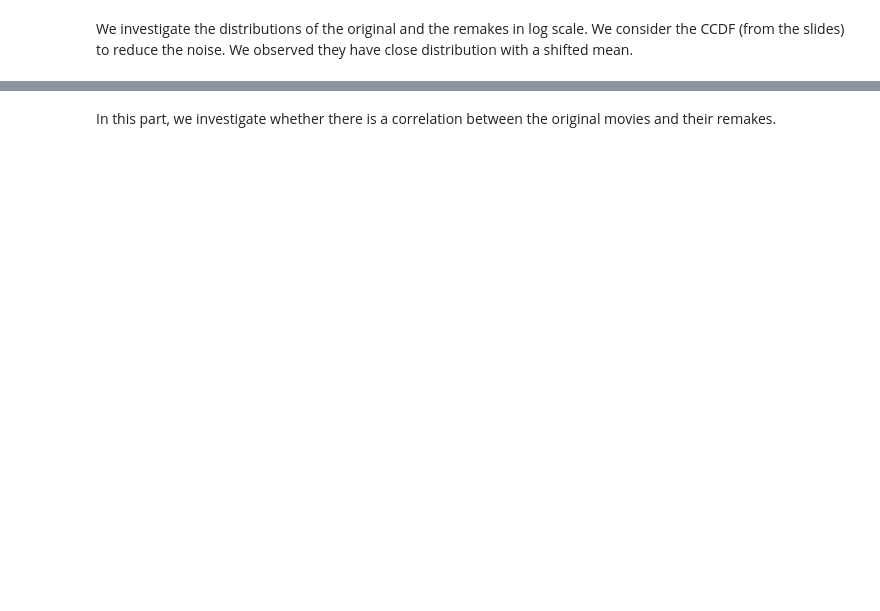
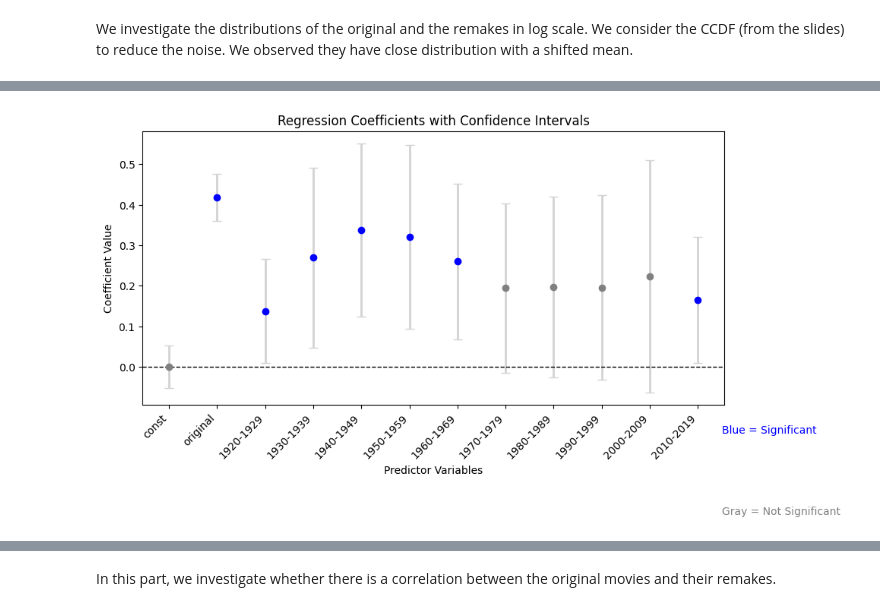
Before and after one commit to epfl-ada/ada-2024-project-madayam, a Jupyter notebook: result_methods.ipynb, the cells around one changed output, grey strips where cells are left out. Cells and saved outputs as stored; diff of their text form; code cells hidden in the pictures; blank space fills up the shorter version.

```diff
--- a/result_methods.ipynb
+++ b/result_methods.ipynb
@@ -268,0 +304,35 @@ plt.show()
+# %%
+import statsmodels.api as sm
+from sklearn.preprocessing import StandardScaler
+
+original_df_new , remakes_df_new = original_df.copy(deep = True), remakes_df.copy(deep = True)
+
+original_df_new["original"] = 1.0
+remakes_df_new["original"] = 0.0
+
+originals_remakes = pd.concat([original_df_new, remakes_df_new])
+
+originals_remakes['year_interval'] = pd.cut(originals_remakes['year'], bins=range(1900, 2031, 10), right=False,
+                             labels=[f"{i}-{i+9}" for i in range(1900, 2030, 10)])
+originals_remakes['year_interval'] = originals_remakes['year_interval'].astype(str)
+year_dummies = pd.get_dummies(originals_remakes['year_interval'], drop_first=True)
+# %%
+data = originals_remakes[["original", "vote_average"]]
+data = pd.concat([data, year_dummies], axis = 1)
+
+data.dropna(inplace = True)
+
+scaler = StandardScaler()
+
+# Standardize the DataFrame
+data = pd.DataFrame(scaler.fit_transform(data), columns=data.columns)
+
+X = data.drop(columns = ["vote_average"])
+X = X.astype(float)
+X = sm.add_constant(X)
+
+y = data[["vote_average"]]
+y = y.astype(float)
+
+model = sm.OLS(y, X).fit()
+print(model.summary())
@@ -268,0 +357,4 @@ plt.show()
+# %%
+plot_significance(model)
+# %% [output]
+[figure, added]
```
Also changed, not shown: parts of 31 cells of this notebook.
